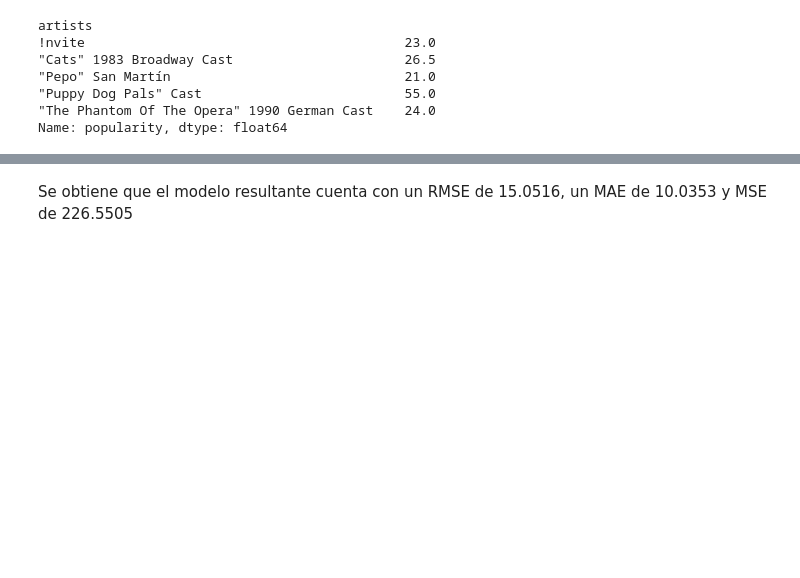
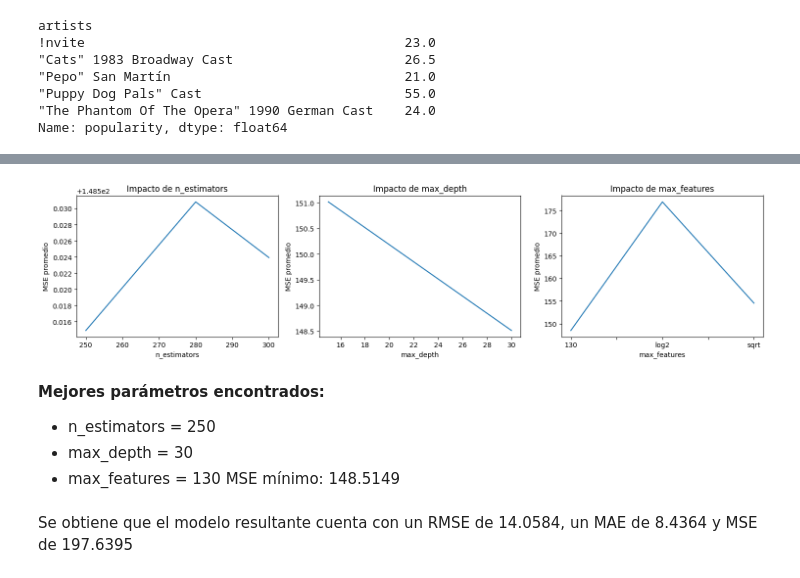
Before and after one commit to JohanManjarresMIAD/JohanManjarresMIAD-JohanManjarresMIAD-MIAD_ML_NLP_2026-Grupo_26, a Jupyter notebook: Semana 3/S3P1_proyecto1.ipynb, the cells around one changed output, grey strips where cells are left out. Cells and saved outputs as stored; diff of their text form; code cells hidden in the pictures; blank space fills up the shorter version.

```diff
--- a/Semana 3/S3P1_proyecto1.ipynb
+++ b/Semana 3/S3P1_proyecto1.ipynb
@@ -301,60 +301,47 @@ Teniendo en cuenta los resultados del puntaje de cada variable, se decide establ
 # %%
-param_grid = {'n_estimators': range(150, 162, 2), 'max_depth': [6,7], 'max_features': range(80, len(X_train_filtrado.columns) + 1, 20)}
-
+param_grid = {'n_estimators': [250, 280, 300], 'max_depth': [15, 30], 'max_features': ['sqrt', 'log2', len(X_train.columns)]}
 clf = RandomForestRegressor(random_state=40, n_jobs=-1)
-
 grid_search = GridSearchCV(clf, param_grid, cv=5, scoring='neg_mean_squared_error',n_jobs=-1)
-
 grid_search.fit(X_train_filtrado, y_train)
-
 best_params = grid_search.best_params_
 best_mse = -grid_search.best_score_
 
 results = pd.DataFrame(grid_search.cv_results_)
 results['mean_mse'] = -results['mean_test_score']
 
 fig, axes = plt.subplots(1, 3, figsize=(15, 4))
-
-# Impacto de n_estimators
-results[
-    (results['param_max_depth'] == best_params['max_depth']) &
-    (results['param_max_features'] == best_params['max_features'])
-].groupby('param_n_estimators')['mean_mse'].mean().plot(ax=axes[0])
-
+results[(results['param_max_depth'] == best_params['max_depth']) & (results['param_max_features'] == best_params['max_features'])].groupby('param_n_estimators')['mean_mse'].mean().plot(ax=axes[0])
 axes[0].set_title('Impacto de n_estimators')
 axes[0].set_xlabel('n_estimators')
 axes[0].set_ylabel('MSE promedio')
 
-# Impacto de max_depth
-results[
-    (results['param_n_estimators'] == best_params['n_estimators']) &
-    (results['param_max_features'] == best_params['max_features'])
-].groupby('param_max_depth')['mean_mse'].mean().plot(ax=axes[1])
+results[(results['param_n_estimators'] == best_params['n_estimators']) & (results['param_max_features'] == best_params['max_features'])].groupby('param_max_depth')['mean_mse'].mean().plot(ax=axes[1])
 axes[1].set_title('Impacto de max_depth')
 axes[1].set_xlabel('max_depth')
 axes[1].set_ylabel('MSE promedio')
 
-# Impacto de max_features
-results[
-    (results['param_n_estimators'] == best_params['n_estimators']) &
-    (results['param_max_depth'] == best_params['max_depth'])
-].groupby('param_max_features')['mean_mse'].mean().plot(ax=axes[2])
+results[(results['param_n_estimators'] == best_params['n_estimators']) & (results['param_max_depth'] == best_params['max_depth'])].groupby('param_max_features')['mean_mse'].mean().plot(ax=axes[2])
 axes[2].set_title('Impacto de max_features')
 axes[2].set_xlabel('max_features')
 axes[2].set_ylabel('MSE promedio')
 
 plt.tight_layout()
 plt.show()
 
-display(Markdown(f"""
-**Mejores parámetros encontrados:**
+display(Markdown(f"""**Mejores parámetros encontrados:**
 - n_estimators = {best_params['n_estimators']}
 - max_depth = {best_params['max_depth']}
 - max_features = {best_params['max_features']}
-MSE mínimo: {best_mse:.4f}
-"""))
+MSE mínimo: {best_mse:.4f}"""))
+# %% [output]
+[figure, added]
+**Mejores parámetros encontrados:**
+- n_estimators = 250
+- max_depth = 30
+- max_features = 130
+MSE mínimo: 148.5149
 # %%
-clf_random5_2 = RandomForestRegressor(max_depth=7,max_features=47,n_estimators=150,random_state=40)
+clf_random5_2 = RandomForestRegressor(max_depth=30,max_features=130,n_estimators=250,random_state=40)
 clf_random5_2.fit(X_train_filtrado, y_train)
 
 y_pred_random5_2 = clf_random5_2.predict(X_val_filtrado)
@@ -364,4 +351,4 @@ rmse_random5_2 = np.sqrt(mse_random5_2)
 
 display(Markdown(f"""Se obtiene que el modelo resultante cuenta con un RMSE de {rmse_random5_2:.4f}, un MAE de {mae_random5_2:.4f} y MSE de {mse_random5_2:.4f}"""))
 # %% [output]
-Se obtiene que el modelo resultante cuenta con un RMSE de 15.0516, un MAE de 10.0353 y MSE de 226.5505
+Se obtiene que el modelo resultante cuenta con un RMSE de 14.0584, un MAE de 8.4364 y MSE de 197.6395
```
Also changed, not shown: parts of 17 cells of this notebook, 1 other file.
